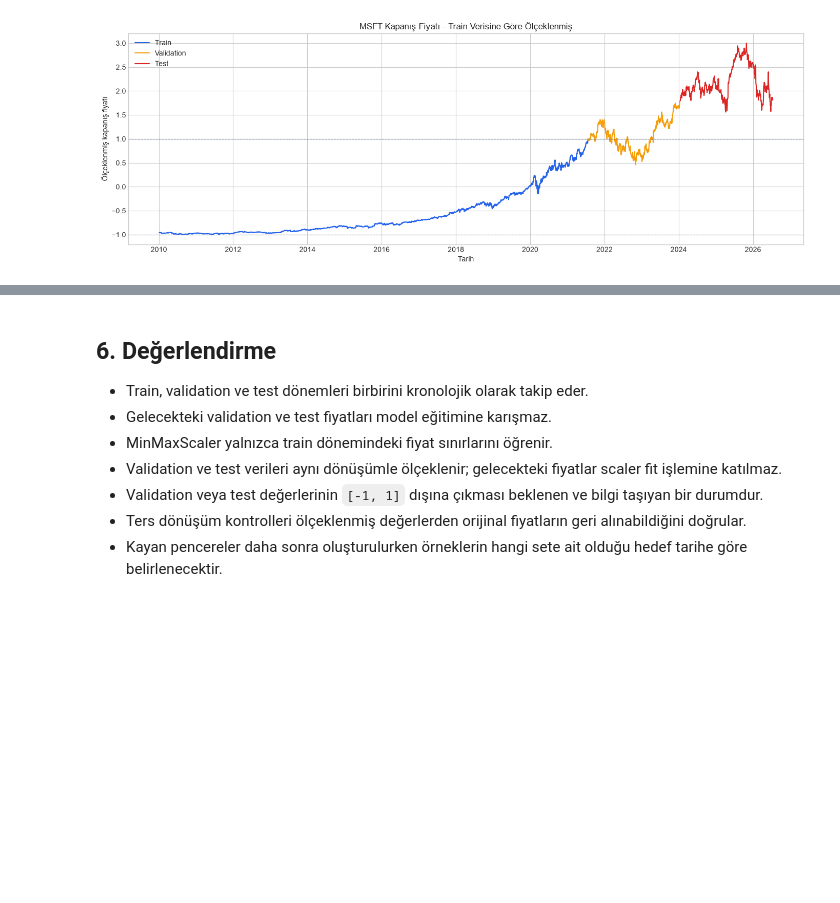
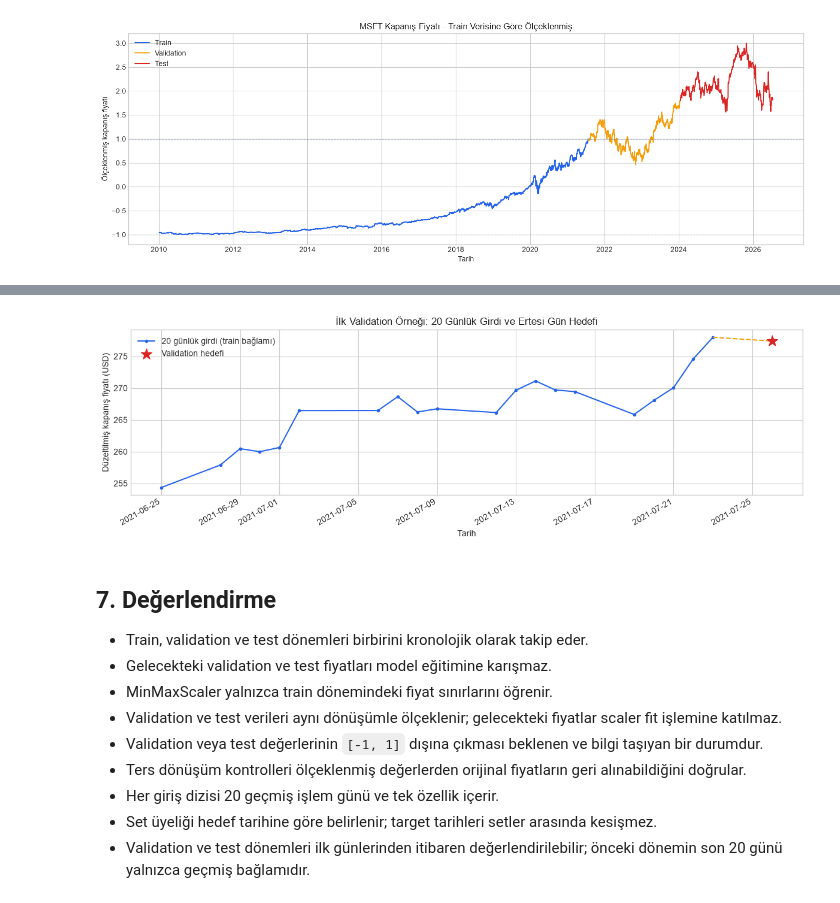
Before and after one commit to bsdburak/MS-Stock-Price-Prediction, a Jupyter notebook: notebooks/02_data_preparation.ipynb, the cells around one changed output, grey strips where cells are left out. Drawn from its saved outputs; the diff is of its cells as text; code cells hidden in the pictures; blank space fills up the shorter version.

Commit message:
feat: add time-series sliding windows

```diff
--- a/notebooks/02_data_preparation.ipynb
+++ b/notebooks/02_data_preparation.ipynb
@@ -283,0 +395,15 @@ plt.show()
+# %%
+first_validation_target_date = validation_target_dates[0]
+example_dates = validation_context_dates.append(
+    pd.DatetimeIndex([first_validation_target_date])
+)
+example_window = pd.DataFrame(
+    {
+        "Rol": [f"Girdi {step}" for step in range(1, LOOKBACK + 1)] + ["Hedef"],
+        "Close": close_prices.loc[example_dates, "Close"].to_numpy(),
+        "Close_Scaled": full_scaled.loc[example_dates, "Close_Scaled"].to_numpy(),
+    },
+    index=example_dates,
+)
+example_window.index.name = "Date"
+example_window.tail()
@@ -284,5 +418,44 @@ plt.show()
+# %%
+context_prices = close_prices.loc[validation_context_dates, "Close"]
+target_price = close_prices.loc[first_validation_target_date, "Close"]
+
+fig, ax = plt.subplots(figsize=(12, 4))
+ax.plot(
+    context_prices.index,
+    context_prices,
+    marker="o",
+    markersize=3,
+    color="#2563EB",
+    label="20 günlük girdi (train bağlamı)",
+)
+ax.plot(
+    [context_prices.index[-1], first_validation_target_date],
+    [context_prices.iloc[-1], target_price],
+    color="#F59E0B",
+    linestyle="--",
+)
+ax.scatter(
+    first_validation_target_date,
+    target_price,
+    marker="*",
+    s=180,
+    color="#DC2626",
+    label="Validation hedefi",
+    zorder=3,
+)
+ax.set(
+    title="İlk Validation Örneği: 20 Günlük Girdi ve Ertesi Gün Hedefi",
+    xlabel="Tarih",
+    ylabel="Düzeltilmiş kapanış fiyatı (USD)",
+)
+ax.legend()
+fig.autofmt_xdate()
+fig.tight_layout()
+plt.show()
+# %% [output]
+[figure, added]
 # %% [markdown]
-## 6. Değerlendirme
+## 7. Değerlendirme
 
 - Train, validation ve test dönemleri birbirini kronolojik olarak takip eder.
 - Gelecekteki validation ve test fiyatları model eğitimine karışmaz.
@@ -290,4 +463,6 @@ plt.show()
 - Validation ve test verileri aynı dönüşümle ölçeklenir; gelecekteki fiyatlar scaler fit işlemine katılmaz.
 - Validation veya test değerlerinin `[-1, 1]` dışına çıkması beklenen ve bilgi taşıyan bir durumdur.
 - Ters dönüşüm kontrolleri ölçeklenmiş değerlerden orijinal fiyatların geri alınabildiğini doğrular.
-- Kayan pencereler daha sonra oluşturulurken örneklerin hangi sete ait olduğu hedef tarihe göre belirlenecektir.
+- Her giriş dizisi 20 geçmiş işlem günü ve tek özellik içerir.
+- Set üyeliği hedef tarihine göre belirlenir; target tarihleri setler arasında kesişmez.
+- Validation ve test dönemleri ilk günlerinden itibaren değerlendirilebilir; önceki dönemin son 20 günü yalnızca geçmiş bağlamıdır.
```
Also changed, not shown: parts of 7 cells of this notebook.
